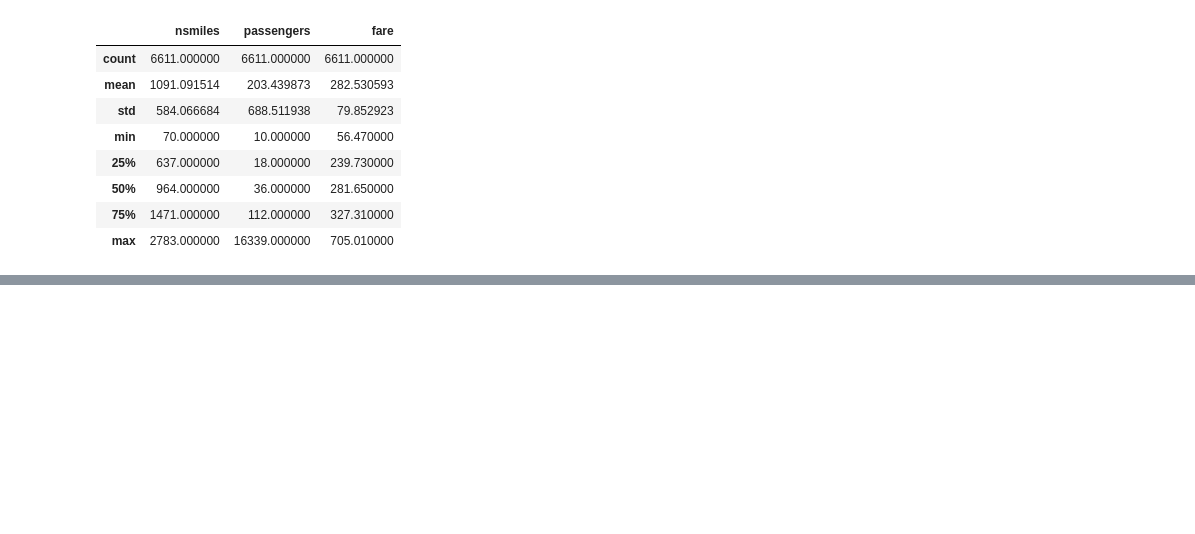
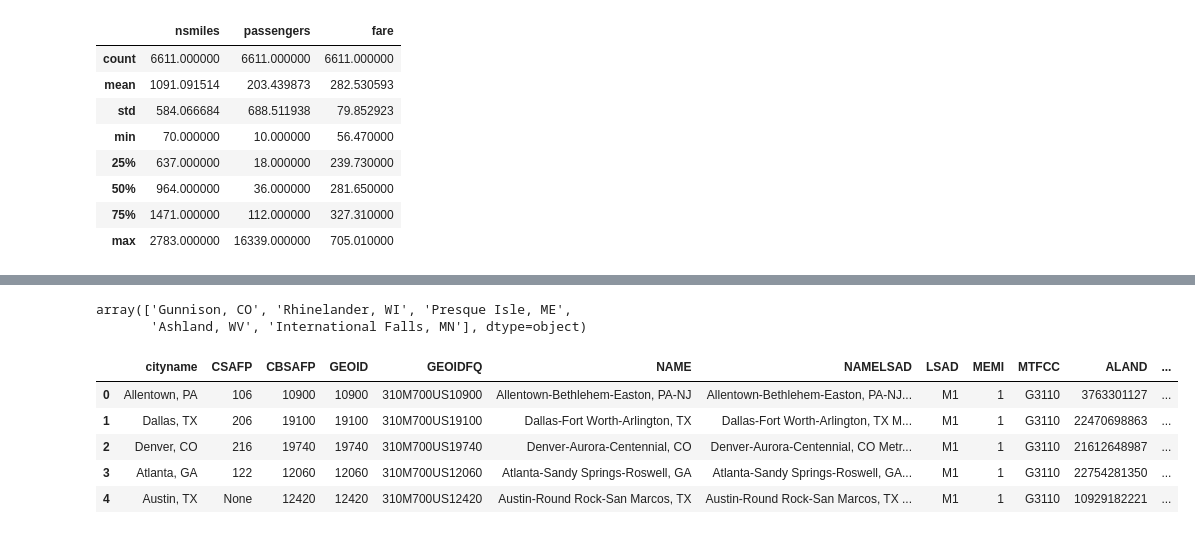
Before and after one commit to olublin/PDEW_Predict, a Jupyter notebook: PDEW_model.ipynb, the cells around one changed output, grey strips where cells are left out. Cells and saved outputs as stored; diff of their text form; code cells hidden in the pictures; blank space fills up the shorter version.

```diff
--- a/PDEW_model.ipynb
+++ b/PDEW_model.ipynb
@@ -57,0 +125,4 @@ all_pdew.head()
+# %%
+#while we would prefer to use csas to better capture travel patterns, cbsas (of which there are 935, compared with 184 csas) will cover more of our data.
+cbsa = pygris.core_based_statistical_areas(year = '2024').to_crs('EPSG:4326')
+cbsa_overlay = gpd.overlay(all_cities_geo, cbsa, how = 'intersection')
@@ -57,0 +152,19 @@ all_pdew.head()
+# %%
+#this time we are only missing 5 citymarkets. let's see what those are:
+cbsa_cities = pd.Series(cbsa_overlay['cityname'])
+pdew_cities = pd.Series(all_cities_geo['cityname'])
+pdew_cities[~pdew_cities.isin(cbsa_cities)].values
+# %% [output]
+array(['Gunnison, CO', 'Rhinelander, WI', 'Presque Isle, ME',
+       'Ashland, WV', 'International Falls, MN'], dtype=object)
+# %%
+#as expected, these are all tiny towns, so we opt to ignore them in the model
+#let's get a look at the overlayed dataframe
+cbsa_overlay.head()
+# %% [output]
+|  | cityname | CSAFP | CBSAFP | GEOID | GEOIDFQ | NAME | NAMELSAD | LSAD | MEMI | MTFCC | ALAND | ... |
+| 0 | Allentown, PA | 106 | 10900 | 10900 | 310M700US10900 | Allentown-Bethlehem-Easton, PA-NJ | Allentown-Bethlehem-Easton, PA-NJ... | M1 | 1 | G3110 | 3763301127 | ... |
+| 1 | Dallas, TX | 206 | 19100 | 19100 | 310M700US19100 | Dallas-Fort Worth-Arlington, TX | Dallas-Fort Worth-Arlington, TX M... | M1 | 1 | G3110 | 22470698863 | ... |
+| 2 | Denver, CO | 216 | 19740 | 19740 | 310M700US19740 | Denver-Aurora-Centennial, CO | Denver-Aurora-Centennial, CO Metr... | M1 | 1 | G3110 | 21612648987 | ... |
+| 3 | Atlanta, GA | 122 | 12060 | 12060 | 310M700US12060 | Atlanta-Sandy Springs-Roswell, GA | Atlanta-Sandy Springs-Roswell, GA... | M1 | 1 | G3110 | 22754281350 | ... |
+| 4 | Austin, TX | None | 12420 | 12420 | 310M700US12420 | Austin-Round Rock-San Marcos, TX | Austin-Round Rock-San Marcos, TX ... | M1 | 1 | G3110 | 10929182221 | ... |
```
Also changed, not shown: parts of 16 cells of this notebook.
